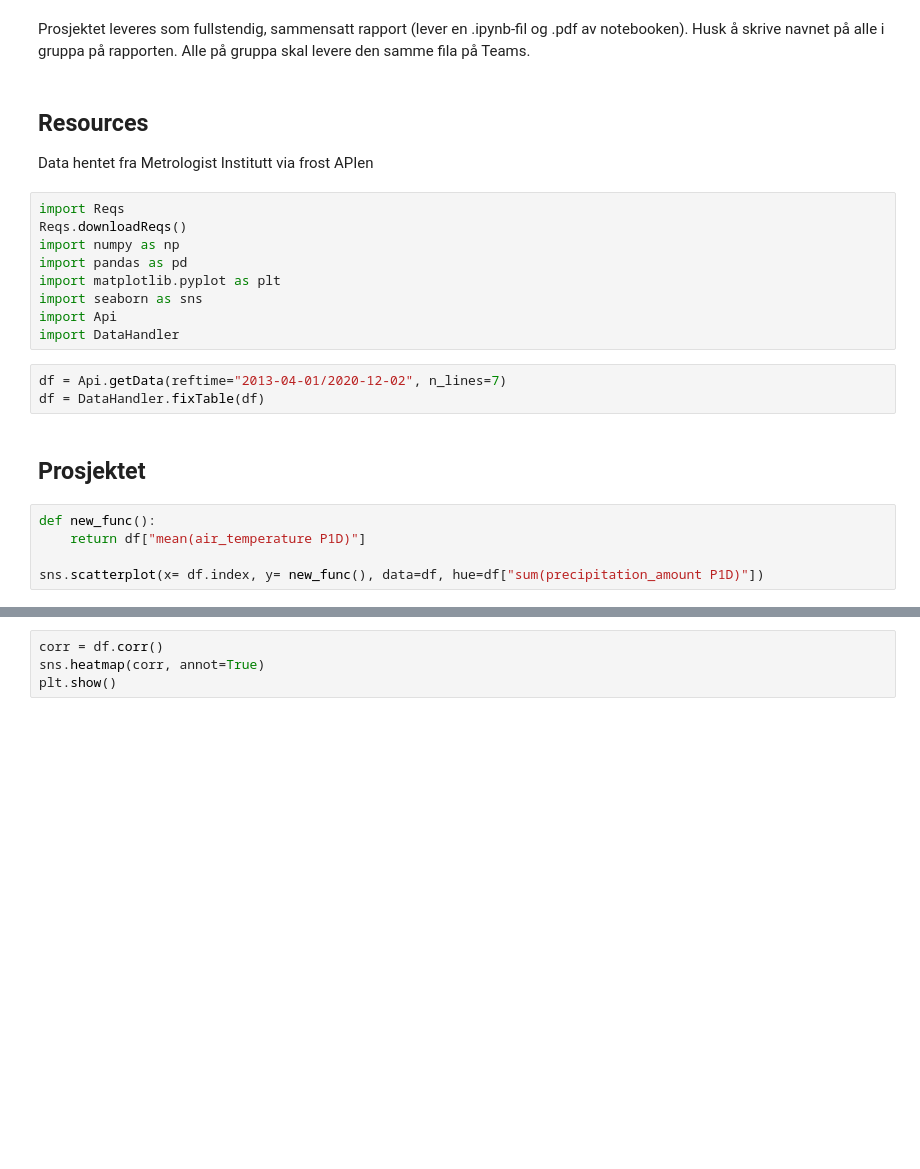
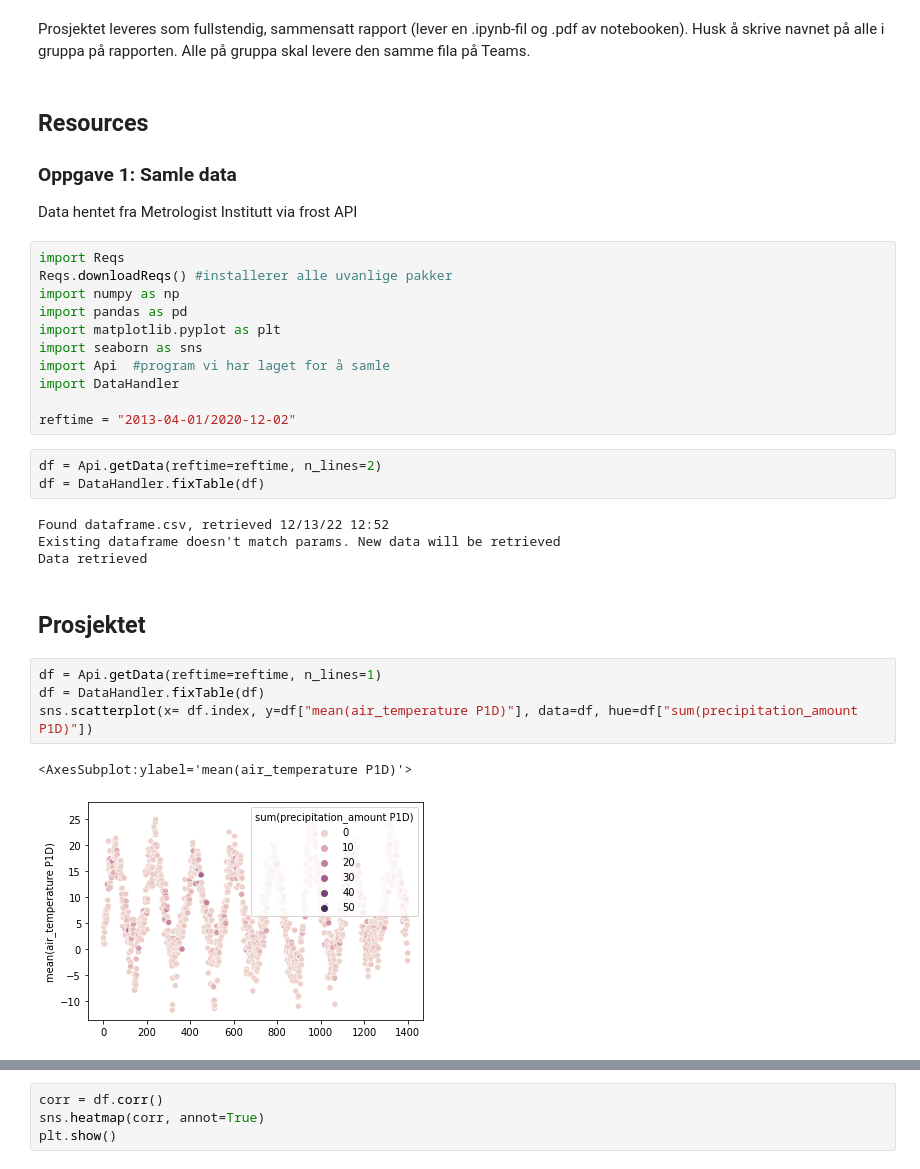
Before and after one commit to Vorckea/ProgPro1, a Jupyter notebook: ProgPro.ipynb, the cells around one changed output, grey strips where cells are left out. Drawn from its saved outputs; the diff is of its cells as text; blank space fills up the shorter version.

```diff
--- a/ProgPro.ipynb
+++ b/ProgPro.ipynb
@@ -16,24 +16,33 @@ Vårt første modelleringsprosjekt er et prosjekt der du skal samle inn et datas
 Prosjektet leveres som fullstendig, sammensatt rapport (lever en .ipynb-fil og .pdf av notebooken). Husk å skrive navnet på alle i gruppa på rapporten. Alle på gruppa skal levere den samme fila på Teams.
 # %% [markdown]
 ## Resources
-Data hentet fra Metrologist Institutt via frost APIen
+### Oppgave 1: Samle data
+Data hentet fra Metrologist Institutt via frost API
 # %%
 import Reqs
-Reqs.downloadReqs()
+Reqs.downloadReqs() #installerer alle uvanlige pakker
 import numpy as np
 import pandas as pd
 import matplotlib.pyplot as plt
 import seaborn as sns
-import Api
+import Api  #program vi har laget for å samle
 import DataHandler
+
+reftime = "2013-04-01/2020-12-02"
 # %%
-df = Api.getData(reftime="2013-04-01/2020-12-02", n_lines=7)
+df = Api.getData(reftime=reftime, n_lines=2)
 df = DataHandler.fixTable(df)
+# %% [output]
+Found dataframe.csv, retrieved 12/13/22 12:52
+Existing dataframe doesn't match params. New data will be retrieved
+Data retrieved
 # %% [markdown]
 ## Prosjektet
 # %%
-def new_func():
-    return df["mean(air_temperature P1D)"]
-
-sns.scatterplot(x= df.index, y= new_func(), data=df, hue=df["sum(precipitation_amount P1D)"])
+df = Api.getData(reftime=reftime, n_lines=1)
+df = DataHandler.fixTable(df)
+sns.scatterplot(x= df.index, y=df["mean(air_temperature P1D)"], data=df, hue=df["sum(precipitation_amount P1D)"])
+# %% [output]
+<AxesSubplot:ylabel='mean(air_temperature P1D)'>
+[figure, added]
 # %%
```
Also changed, not shown: parts of 2 cells of this notebook.
